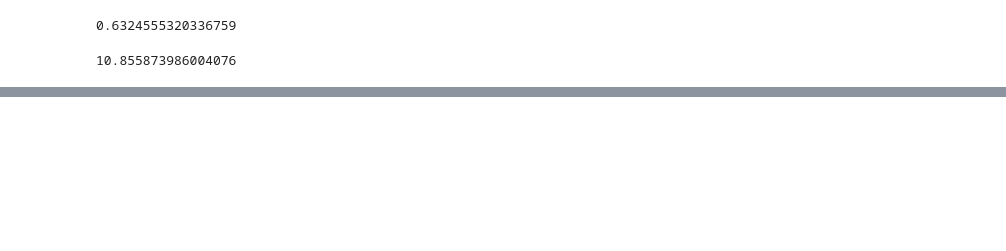
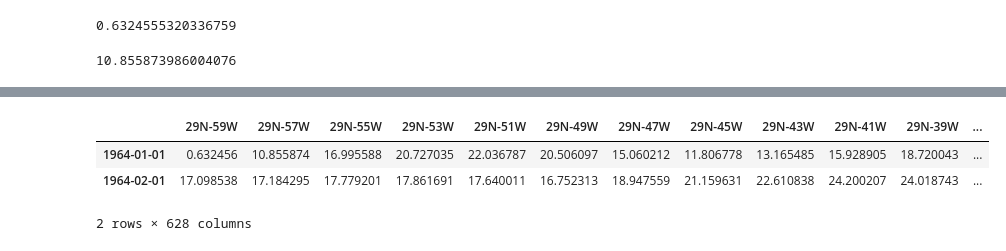
Before and after one commit to tiagotele/experimentos_oceanografia, a Jupyter notebook: PSW.ipynb, the cells around one changed output, grey strips where cells are left out. Cells and saved outputs as stored; diff of their text form; code cells hidden in the pictures; blank space fills up the shorter version.

```diff
--- a/PSW.ipynb
+++ b/PSW.ipynb
@@ -315,0 +323,8 @@ array_dados_brutos_y[0]
+# %%
+dados_brutos_df = dados_brutos_df.dropna(axis=1, how='any')
+dados_brutos_df.head(2)
+# %% [output]
+|  | 29N-59W | 29N-57W | 29N-55W | 29N-53W | 29N-51W | 29N-49W | 29N-47W | 29N-45W | 29N-43W | 29N-41W | 29N-39W | ... |
+| 1964-01-01 | 0.632456 | 10.855874 | 16.995588 | 20.727035 | 22.036787 | 20.506097 | 15.060212 | 11.806778 | 13.165485 | 15.928905 | 18.720043 | ... |
+| 1964-02-01 | 17.098538 | 17.184295 | 17.779201 | 17.861691 | 17.640011 | 16.752313 | 18.947559 | 21.159631 | 22.610838 | 24.200207 | 24.018743 | ... |
+2 rows × 628 columns
```
Also changed, not shown: parts of 6 cells of this notebook.
